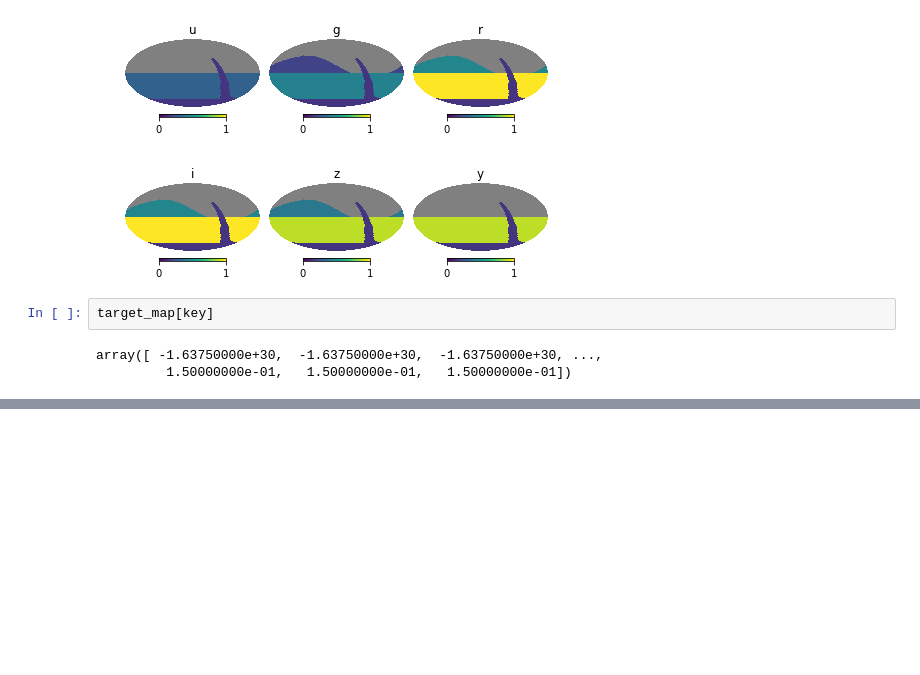
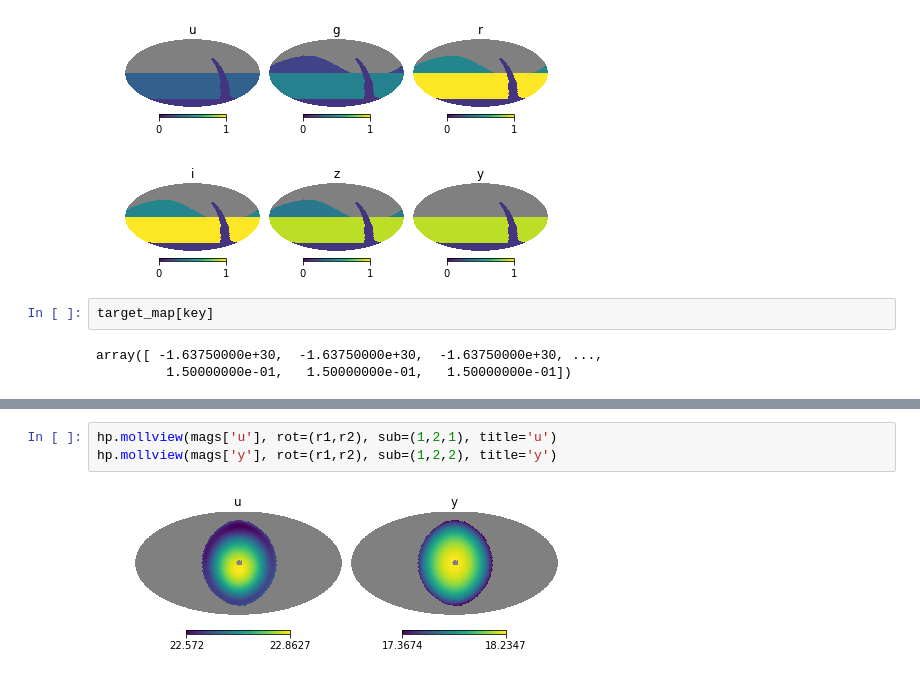
Before and after one commit to lsst-sims/legacy_sims_featureScheduler, a Jupyter notebook: examples/Standards/presentation_plots.ipynb, the cells around one changed output, grey strips where cells are left out. Cells and saved outputs as stored; diff of their text form; blank space fills up the shorter version.

```diff
--- a/examples/Standards/presentation_plots.ipynb
+++ b/examples/Standards/presentation_plots.ipynb
@@ -97,0 +142,5 @@ array([ -1.63750000e+30,  -1.63750000e+30,  -1.63750000e+30, ...,
+# %%
+hp.mollview(mags['u'], rot=(r1,r2), sub=(1,2,1), title='u')
+hp.mollview(mags['y'], rot=(r1,r2), sub=(1,2,2), title='y')
+# %% [output]
+[figure, added]
```
Also changed, not shown: parts of 8 cells of this notebook, 5 other files.
